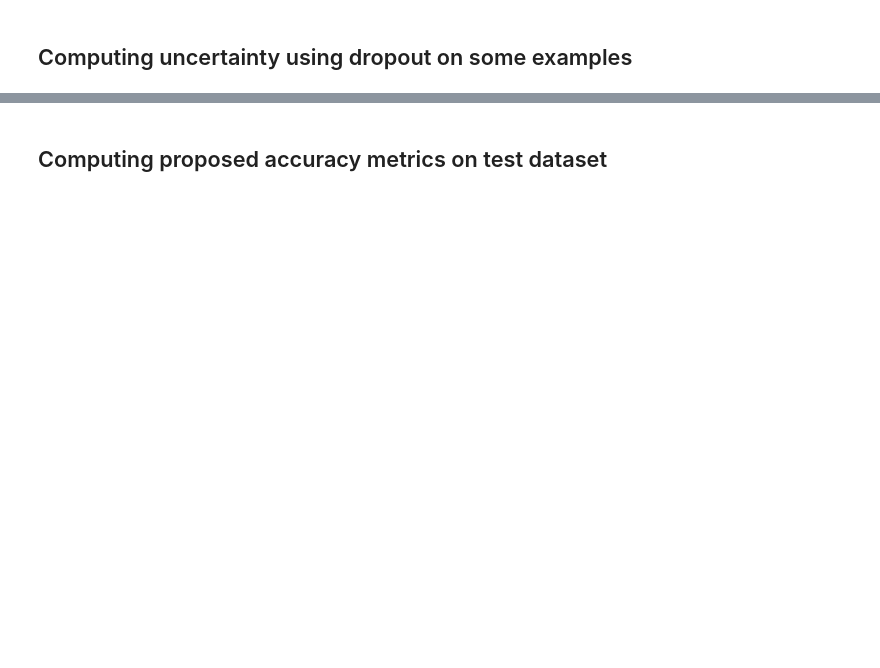
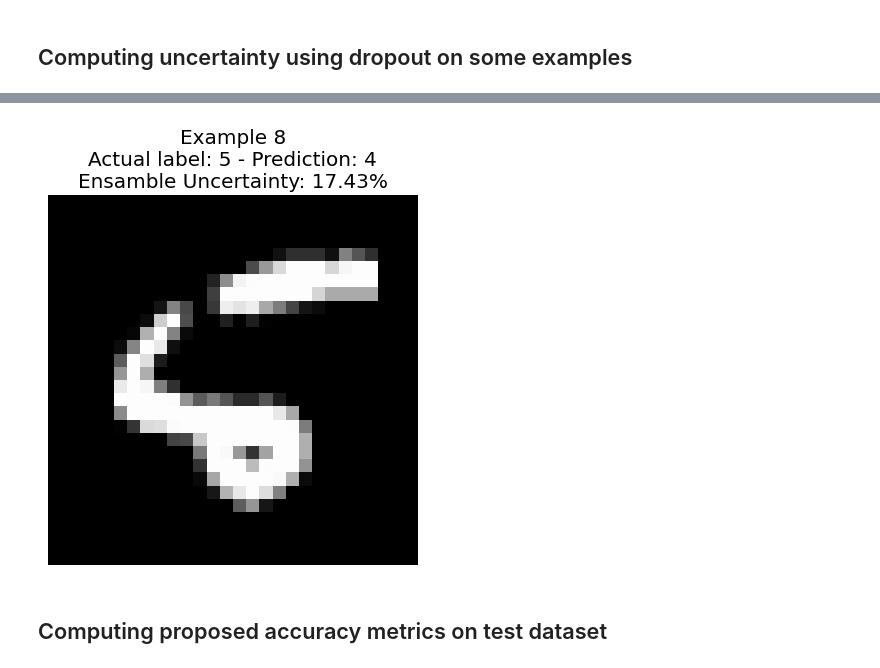
Before and after one commit to nicopellegrinelli/roby, a Jupyter notebook: code/InitialInvestigation.ipynb, the cells around one changed output, grey strips where cells are left out. Saved outputs shown, nothing was run; the diff lists cells and outputs as text; code cells hidden in the pictures; blank space fills up the shorter version.

```diff
--- a/code/InitialInvestigation.ipynb
+++ b/code/InitialInvestigation.ipynb
@@ -185,0 +255,27 @@ plt.show()
+# %%
+def reset_seeds(seed):
+    clear_session()
+    np.random.seed(seed)
+    random.seed(seed)
+    tf.random.set_seed(seed)
+
+# Train n_models NNs with same structure but slightly different weight to do ensamble
+def train_ensamble_models(model, n_models):
+    models = [Sequential.from_config(model.get_config()) for _ in range(n_models)] # only works for Sequential for now
+    models.append(model) # add the starting model
+    for i, m in enumerate(models):
+        reset_seeds(42 + i)
+        m.compile(optimizer="adam", loss="categorical_crossentropy", metrics=["accuracy"])
+        m.fit(x_train, y_train, epochs=10, batch_size=64, validation_split=0.2)
+    return models
+# %%
+# Predict using ensamble, also compute uncertainty as standard deviation
+def ensamble_prediction(models, x):
+    x = np.expand_dims(x, axis=0)  # adds batch dimension in position 0
+    prediction = np.array([model(x, training=False) for model in models])
+    mean = np.mean(prediction, axis=0)
+    # Take the max probability for each run (usually associated with the same class)
+    # and compute the standard deviation as uncerainty measure
+    max_probs = np.max(prediction, axis=1)
+    uncertainty = np.std(max_probs)
+    return mean, uncertainty
@@ -185,0 +292,3 @@ plt.show()
+# %%
+# Train the ensamble models
+models = train_ensamble_models(model, 10)
@@ -186,3 +337,15 @@ plt.show()
+# %%
+# Compute the uncertainty (with MC Dropout) for image 8 in the dataset, that shows to be complex to predict
+mean, uncertainty = ensamble_prediction(models, x_test[8])
+actual = np.argmax(y_test[8])
+output = np.argmax(mean)
+# Plot the image
+plt.imshow(x_test[8].reshape(28, 28), cmap='gray')
+plt.title(f"Example 8\nActual label: {actual} - Prediction: {output}\nEnsamble Uncertainty: {uncertainty*100:.2f}%")
+plt.axis('off')
+plt.show()
+# %% [output]
+[figure, added]
 # %% [markdown]
 ## Computing proposed accuracy metrics on test dataset
 # %%
```
Also changed, not shown: parts of 29 cells of this notebook.
